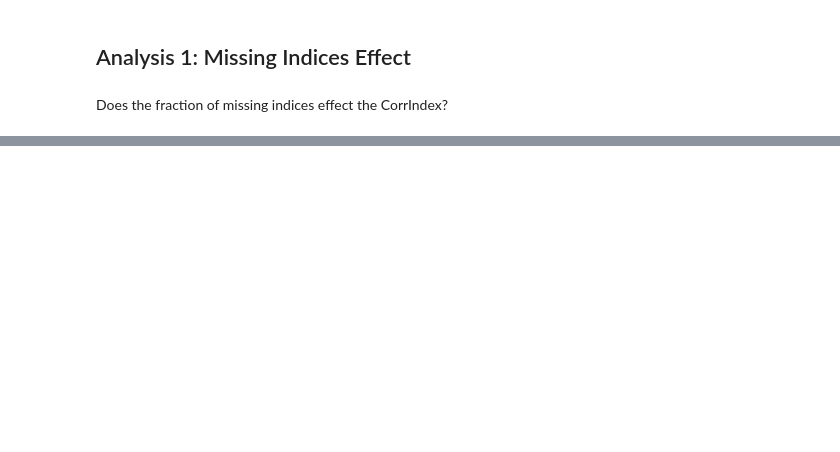
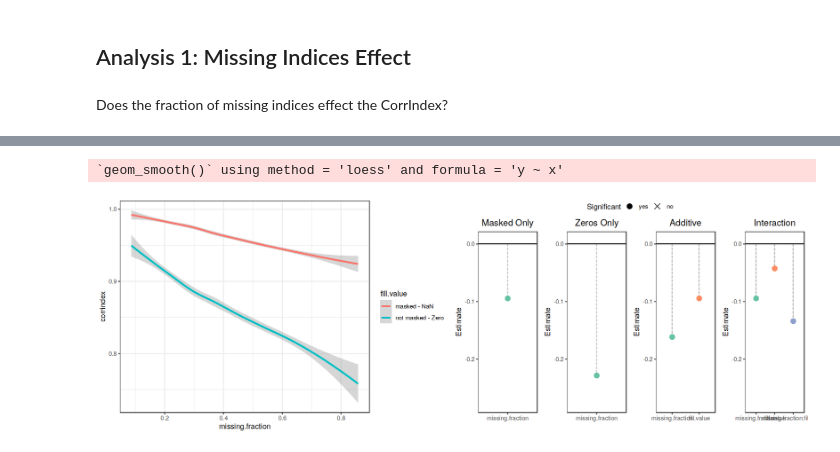
Before and after one commit to hmbaghdassarian/tc2c_benchmark, a Jupyter notebook: notebooks/missing_indices/02_analyses.ipynb, the cells around one changed output, grey strips where cells are left out. Drawn from its saved outputs; the diff is of its cells as text; code cells hidden in the pictures; blank space fills up the shorter version.

```diff
--- a/notebooks/missing_indices/02_analyses.ipynb
+++ b/notebooks/missing_indices/02_analyses.ipynb
@@ -177,0 +271,10 @@ Based on the first panel, for better rigor in the future, we may have to first c
+# %%
+h_ = 5
+w_ = 15
+options(repr.plot.height=h_, repr.plot.width=w_)
+
+g_final<-ggpubr::ggarrange(g1, g3, ncol = 2)
+g_final
+# %% [output]
+`geom_smooth()` using method = 'loess' and formula = 'y ~ x'
+[figure, added]
```
Also changed, not shown: parts of 45 cells of this notebook, 5 other files.
